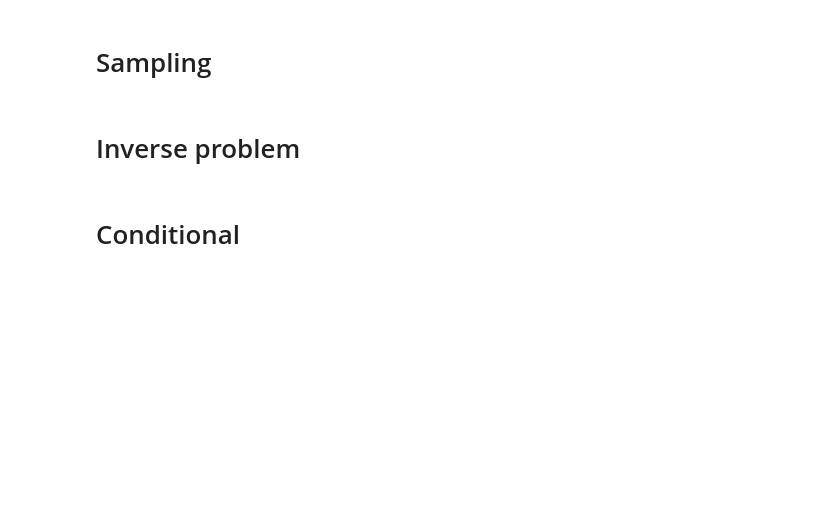
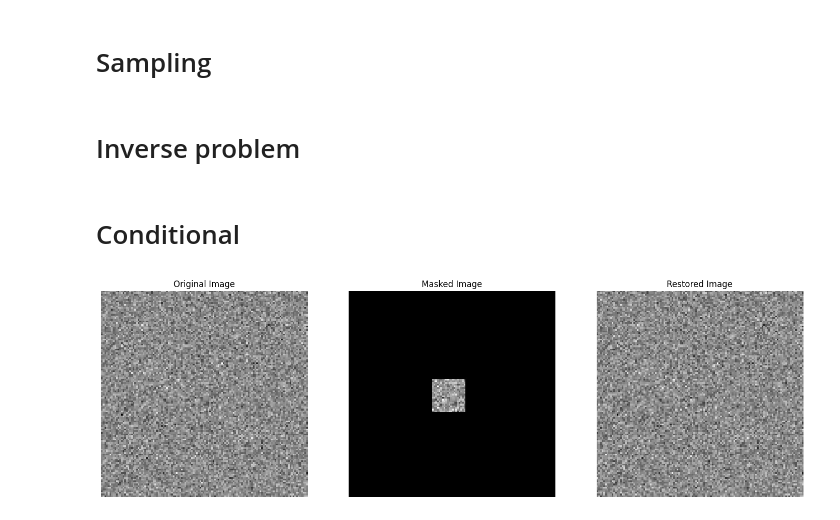
Before and after one commit to jcopo/diffuse, a Jupyter notebook: sandbox_geoffroy.ipynb, the cells around one changed output. Saved outputs shown, nothing was run; the diff lists cells and outputs as text; code cells hidden in the pictures; blank space fills up the shorter version.

```diff
--- a/sandbox_geoffroy.ipynb
+++ b/sandbox_geoffroy.ipynb
@@ -250,0 +219,48 @@ plt.imshow(res[1][0][0, -1, ..., 0], cmap="gray")
+# %%
+import jax
+from vraie_vie.utils import maskFourier
+from diffuse.images import SquareMask
+import matplotlib.pyplot as plt
+
+key = jax.random.PRNGKey(0)
+
+# Generate a random image of size 124x124
+key, subkey = jax.random.split(key)
+random_image = jax.random.normal(subkey, shape=(124, 124, 1))
+
+# Optionally, you can normalize the image to a specific range, e.g., [0, 1]
+random_image = (random_image - random_image.min()) / (
+    random_image.max() - random_image.min()
+)
+
+# Create a SquareMask instance
+mask = SquareMask(size=20, img_shape=random_image.shape)
+
+# Generate a random position for the mask
+key, subkey = jax.random.split(key)
+xi = jax.random.uniform(subkey, shape=(2,), minval=0, maxval=124)
+
+# Apply the mask to the random image
+masked_image = mask.measure(xi, random_image)
+
+# Create a restored image using mask.restore
+restored_image = mask.restore(xi, random_image, masked_image)
+
+# Create a new figure with 3 subplots
+fig, (ax1, ax2, ax3) = plt.subplots(1, 3, figsize=(18, 6))
+
+ax1.imshow(random_image[:, :, 0], cmap="gray")
+ax1.set_title("Original Image")
+ax1.axis("off")
+
+ax2.imshow(masked_image[:, :, 0], cmap="gray")
+ax2.set_title("Masked Image")
+ax2.axis("off")
+
+ax3.imshow(restored_image[:, :, 0], cmap="gray")
+ax3.set_title("Restored Image")
+ax3.axis("off")
+
+plt.show()
+# %% [output]
+[figure, added]
```
Also changed, not shown: parts of 7 cells of this notebook, 3 other files.
